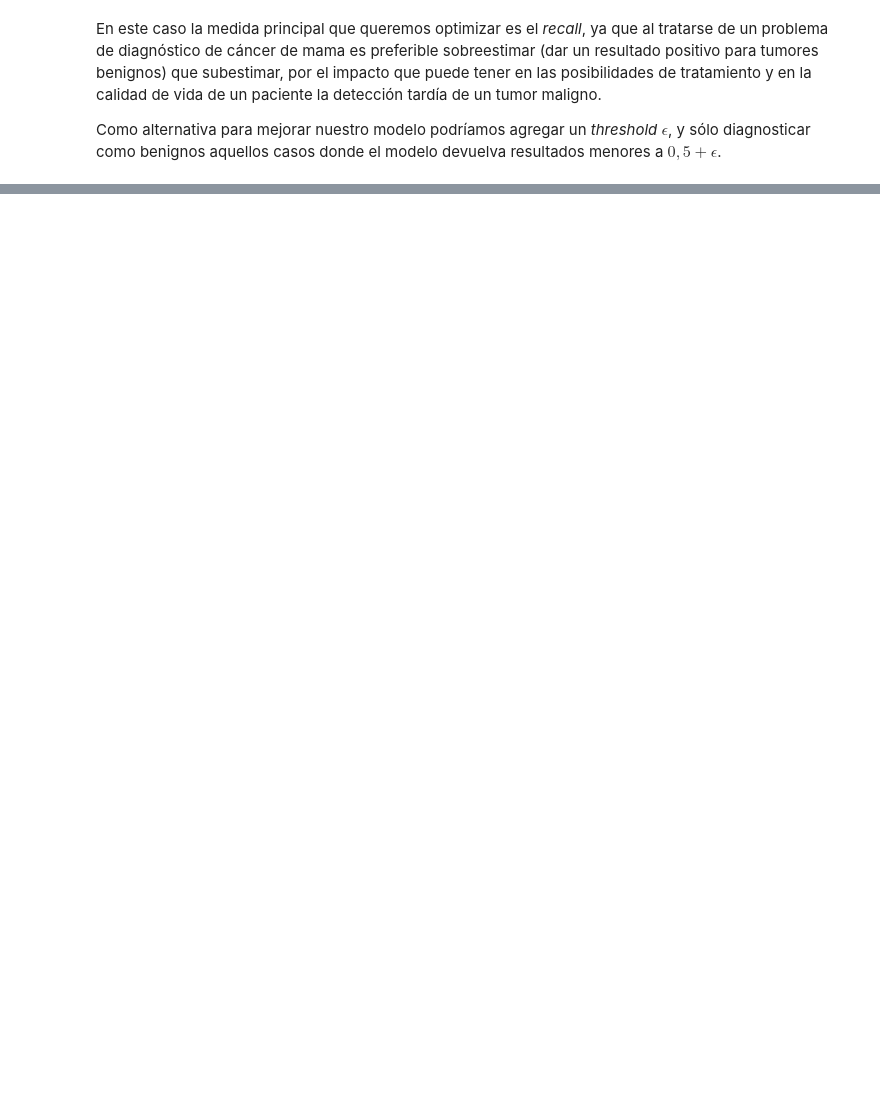
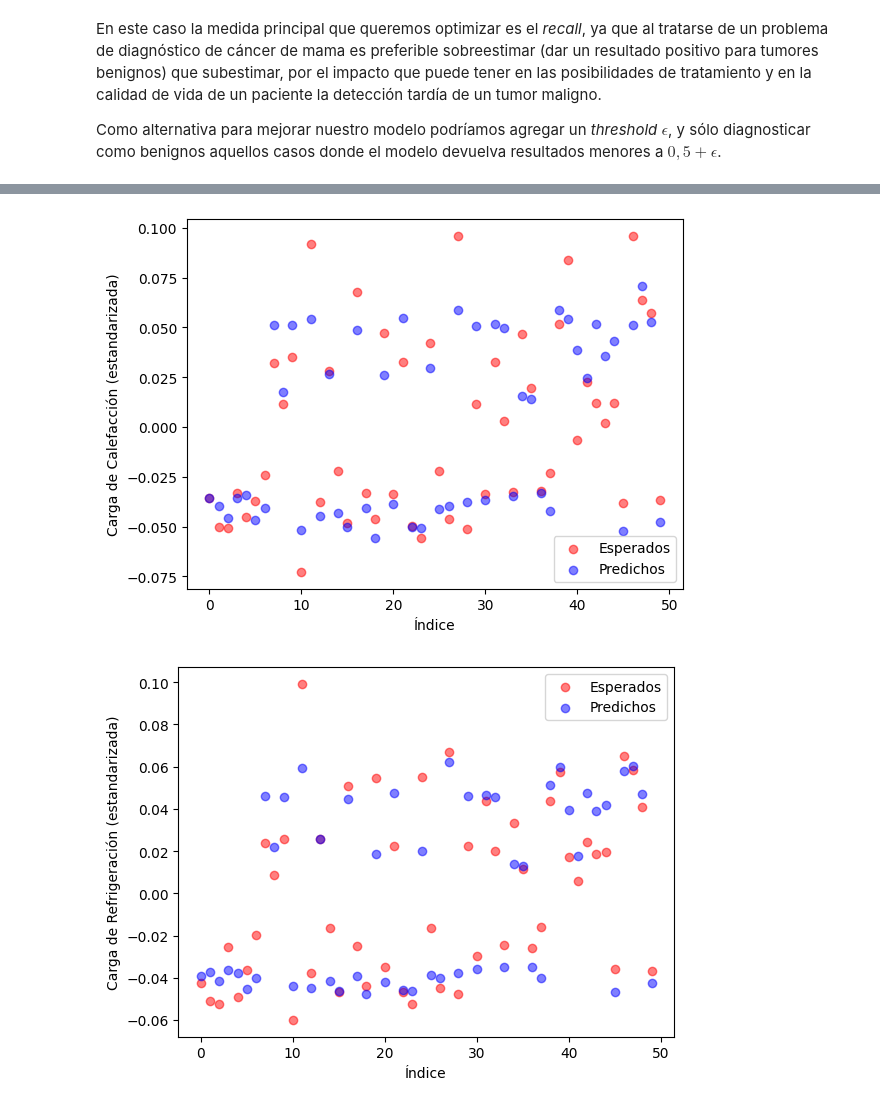
Before and after one commit to marinomaria/UBA-redes_neuronales, a Jupyter notebook: tp1.ipynb, the cells around one changed output, grey strips where cells are left out. Saved outputs shown, nothing was run; the diff lists cells and outputs as text; code cells hidden in the pictures; blank space fills up the shorter version.

```diff
--- a/tp1.ipynb
+++ b/tp1.ipynb
@@ -348,0 +423,2 @@ Como alternativa para mejorar nuestro modelo podríamos agregar un *threshold* $
+# %%
+trainSet = (trainSet - trainSet.mean(0)) / trainSet.std()
@@ -348,0 +429,5 @@ Como alternativa para mejorar nuestro modelo podríamos agregar un *threshold* $
+# %%
+z = trainSet[:, inputSize:].reshape(trainSet.shape[0], 2)
+x = trainSet[:, 0:inputSize]
+
+x.shape, z.shape
@@ -348,0 +441,3 @@ Como alternativa para mejorar nuestro modelo podríamos agregar un *threshold* $
+# %%
+bSize = int(datasetSize * 0.1)
+M = MLP([inputSize, inputSize * 2, outputSize], bSize, 'tanh')
@@ -348,0 +490,15 @@ Como alternativa para mejorar nuestro modelo podríamos agregar un *threshold* $
+# %%
+evalSet = data[- evalSetSize:, :]
+evalSet = (evalSet - evalSet.mean(0)) / evalSet.std()
+
+zEval = evalSet[:, inputSize:].reshape(evalSetSize, 2)
+xEval = evalSet[:, 0:inputSize]
+
+pred = np.zeros_like(zEval)
+
+for i in range(len(evalSet)):
+  pred[i] = M.predict(xEval[i].reshape(1, 8))
+  print(f'Esperado: {zEval[i]}  Predicho: {pred[i]}   Diferencia: {np.linalg.norm(zEval[i] - pred[i], 1)}')
+
+print('\n\nError cuadrático medio por variable:', np.mean(np.square(zEval - pred), axis = 0))
+print('Error absoluto medio:', np.mean(np.linalg.norm(zEval - pred, 1, axis=1)))
@@ -348,0 +523,20 @@ Como alternativa para mejorar nuestro modelo podríamos agregar un *threshold* $
+# %%
+import matplotlib.pyplot as plt
+
+
+plt.scatter(range(evalSetSize), zEval[:, 0], c ='red', alpha=0.5)
+plt.scatter(range(evalSetSize), pred[:, 0], c ='blue', alpha=0.5)
+plt.ylabel('Carga de Calefacción (estandarizada)')
+plt.xlabel('Índice')
+plt.legend(['Esperados', 'Predichos'])
+plt.show()
+
+plt.scatter(range(evalSetSize), zEval[:, 1], c ='red', alpha=0.5)
+plt.scatter(range(evalSetSize), pred[:, 1], c ='blue', alpha=0.5)
+plt.ylabel('Carga de Refrigeración (estandarizada)')
+plt.xlabel('Índice')
+plt.legend(['Esperados', 'Predichos'])
+plt.show()
+# %% [output]
+[figure, added]
+[figure, added]
```
Also changed, not shown: parts of 28 cells of this notebook.
